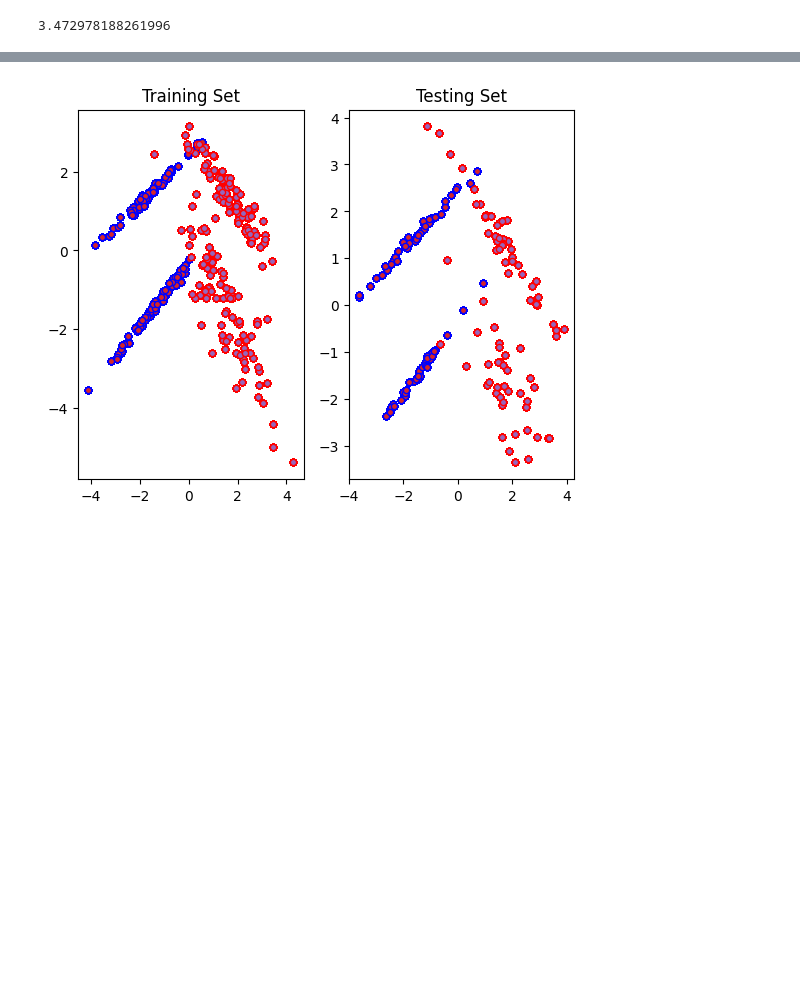
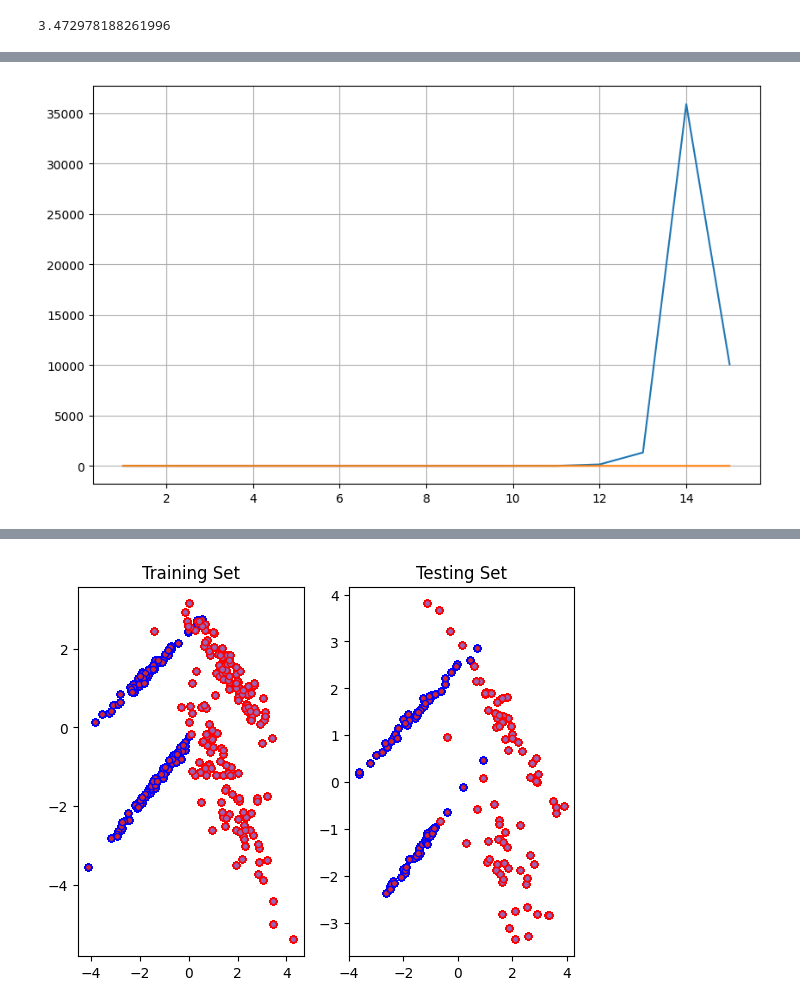
Before and after one commit to ahmad-m-abbas/Ai-Lab, a Jupyter notebook: Fourth Lab/Lab #4.ipynb, the cells around one changed output, grey strips where cells are left out. Saved outputs shown, nothing was run; the diff lists cells and outputs as text; code cells hidden in the pictures; blank space fills up the shorter version.

```diff
--- a/Fourth Lab/Lab #4.ipynb
+++ b/Fourth Lab/Lab #4.ipynb
@@ -151,0 +144,17 @@ poly_reg(X_train, y_train, X_test, y_test, 15)
+# %%
+degrees = range(1, 16)
+mse_test_results = []
+mse_train_results = []
+
+for degree in degrees:
+    mse_test, mse_train = poly_reg(X_train, y_train, X_test, y_test, degree, False)
+    mse_test_results.append(mse_test)
+    mse_train_results.append(mse_train)
+
+plt.figure(figsize=(10, 6))
+plt.plot(degrees, mse_test_results, label='Test')
+plt.plot(degrees, mse_train_results, label='Train')
+plt.grid(True)
+plt.show()
+# %% [output]
+[figure, added]
```
Also changed, not shown: parts of 20 cells of this notebook, 13 other files.
